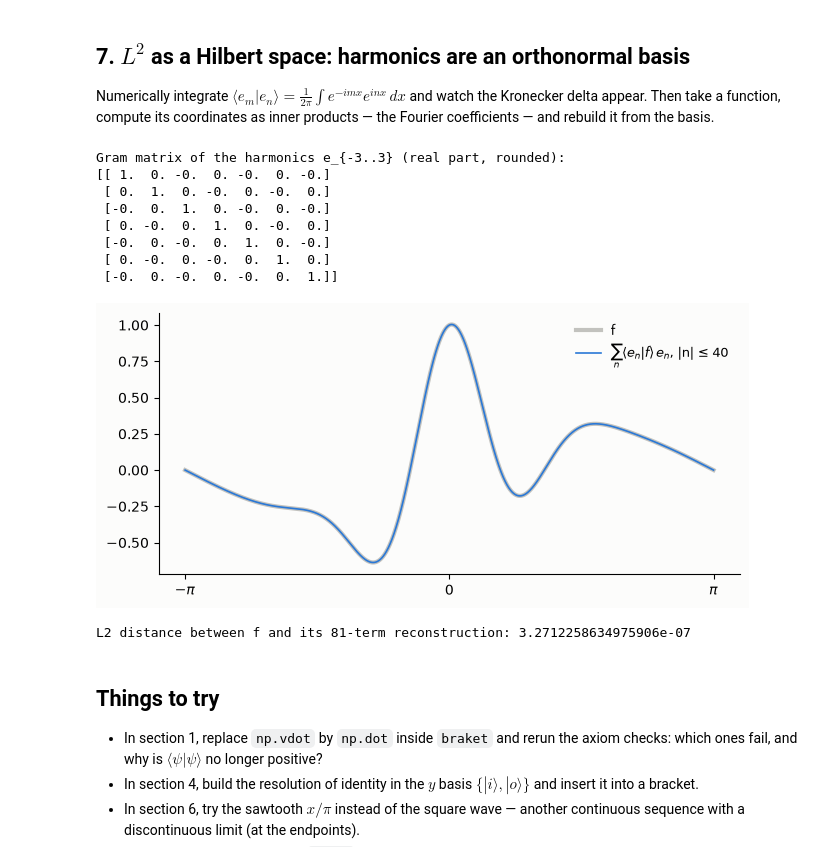
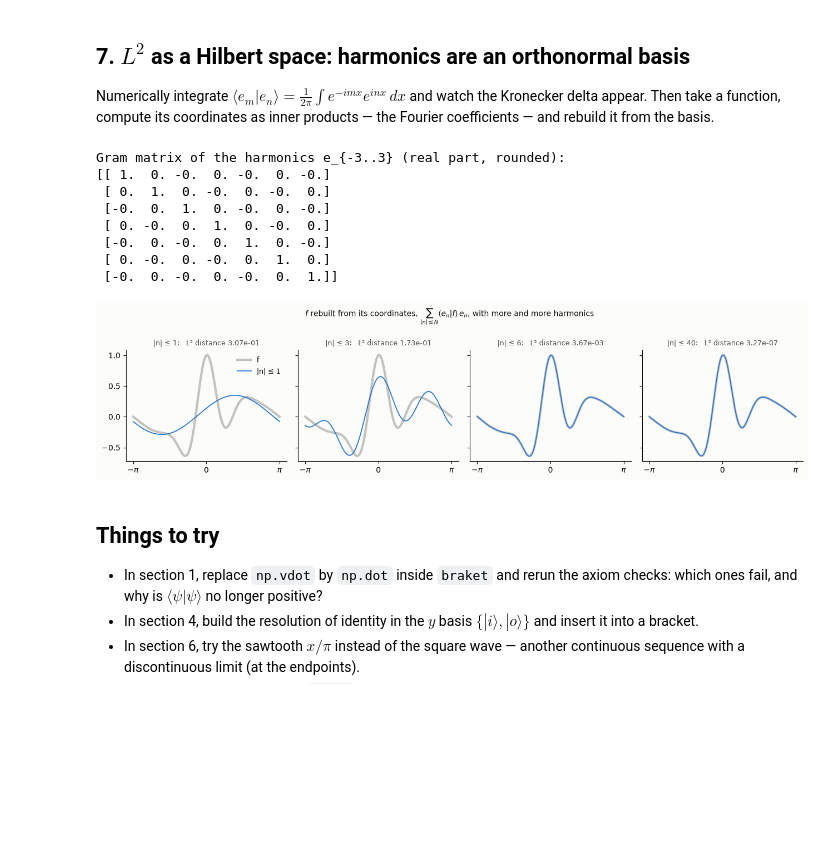
Before and after one commit to jen1995/jen1995.github.io, a Jupyter notebook: notebooks/state_space.ipynb, the cells around one changed output. Drawn from its saved outputs; the diff is of its cells as text; code cells hidden in the pictures; blank space fills up the shorter version.

Commit message:
QM-2 notebook: Fourier reconstruction shown for |n| <= 1, 3, 6, 40 with L2 distances
Co-Authored-By: Claude Fable 5.1 <noreply@anthropic.com>

```diff
--- a/notebooks/state_space.ipynb
+++ b/notebooks/state_space.ipynb
@@ -404,37 +404,41 @@ as inner products — the Fourier coefficients — and rebuild it from the basis
 # %%
 def e(n):
     return np.exp(1j * n * x)
 
 def inner(f, g):                              # <f|g> in L^2 on [-pi, pi], normalized
     return np.trapezoid(np.conj(f) * g, x) / (2*np.pi)
 
 G = np.array([[inner(e(m), e(n)) for n in range(-3, 4)] for m in range(-3, 4)])
 print("Gram matrix of the harmonics e_{-3..3} (real part, rounded):")
 print(np.round(G.real, 3))
 
 f = np.exp(-x**2) * np.cos(3*x) + 0.3 * np.sin(x)   # a smooth periodic function
-coeffs = {n: inner(e(n), f) for n in range(-40, 41)}
-rebuilt = sum(c * e(n) for n, c in coeffs.items())
+coeffs = {n: inner(e(n), f) for n in range(-40, 41)}   # coordinates = inner products
 
-fig, ax = plt.subplots(figsize=(7.5, 3.4))
-ax.plot(x, f, color=GREY, lw=3, alpha=0.5, label="f")
-ax.plot(x, rebuilt.real, color=BLUE, lw=1.2, label=r"$\sum_n \langle e_n|f\rangle\, e_n$, |n| ≤ 40")
-ax.set_xticks([-np.pi, 0, np.pi]); ax.set_xticklabels([r"$-\pi$", "0", r"$\pi$"])
-ax.spines[["top", "right"]].set_visible(False)
-ax.legend(frameon=False, fontsize=9)
-plt.show()
-print("L2 distance between f and its 81-term reconstruction:", l2_norm(f - rebuilt))
+def rebuild(N):                                         # keep the harmonics |n| <= N
+    return sum(coeffs[n] * e(n) for n in range(-N, N + 1))
+
+fig, axes = plt.subplots(1, 4, figsize=(13, 3.2), sharey=True)
+for ax, N in zip(axes, [1, 3, 6, 40]):
+    ax.plot(x, f, color=GREY, lw=3, alpha=0.5, label="f")
+    ax.plot(x, rebuild(N).real, color=BLUE, lw=1.3, label=f"|n| ≤ {N}")
+    ax.set_title(f"|n| ≤ {N}:   L² distance {l2_norm(f - rebuild(N)):.2e}", fontsize=9.5, color=SEC)
+    ax.set_xticks([-np.pi, 0, np.pi]); ax.set_xticklabels([r"$-\pi$", "0", r"$\pi$"])
+    ax.spines[["top", "right"]].set_visible(False)
+axes[0].legend(frameon=False, fontsize=9)
+fig.suptitle(r"$f$ rebuilt from its coordinates, $\sum_{|n| \leq N} \langle e_n|f\rangle\, e_n$, "
+             "with more and more harmonics", fontsize=10, color=INK)
+plt.tight_layout(); plt.show()
 # %% [output]
 Gram matrix of the harmonics e_{-3..3} (real part, rounded):
 [[ 1.  0. -0.  0. -0.  0. -0.]
  [ 0.  1.  0. -0.  0. -0.  0.]
  [-0.  0.  1.  0. -0.  0. -0.]
  [ 0. -0.  0.  1.  0. -0.  0.]
  [-0.  0. -0.  0.  1.  0. -0.]
  [ 0. -0.  0. -0.  0.  1.  0.]
  [-0.  0. -0.  0. -0.  0.  1.]]
-[figure, old version]
+[figure, new version]
-L2 distance between f and its 81-term reconstruction: 3.2712258634975906e-07
 # %% [markdown]
 ## Things to try
 
```
